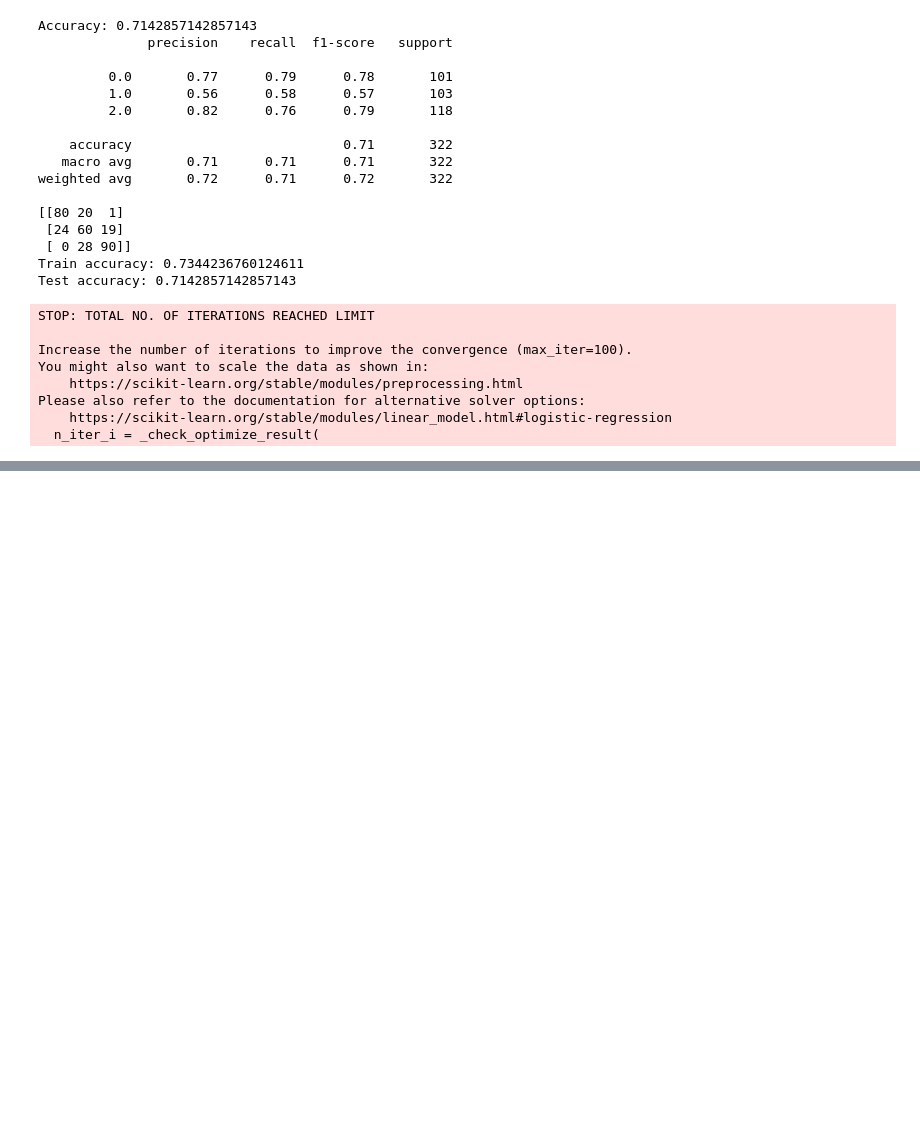
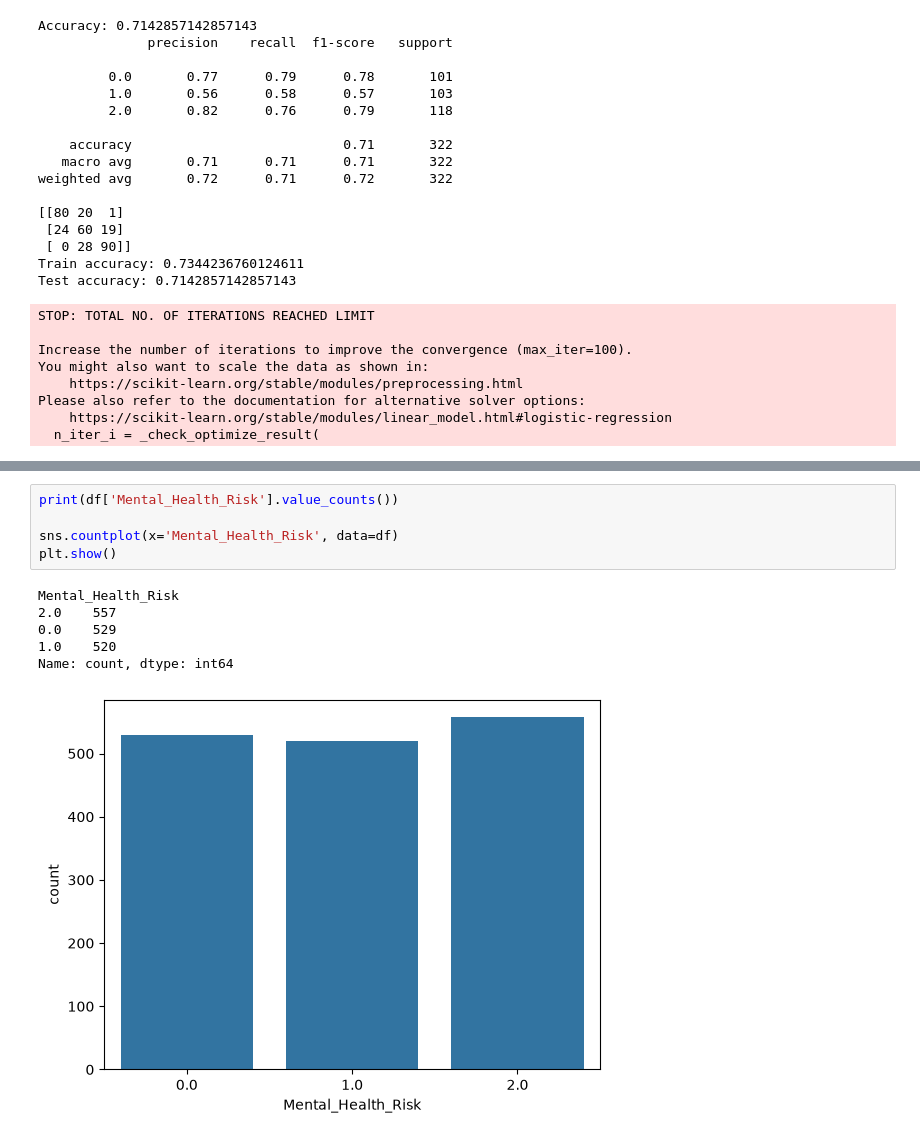
Before and after one commit to aymen-alarcon/stc_crois-e, a Jupyter notebook: main.ipynb, the cells around one changed output, grey strips where cells are left out. Cells and saved outputs as stored; diff of their text form; blank space fills up the shorter version.

```diff
--- a/main.ipynb
+++ b/main.ipynb
@@ -123,0 +294,12 @@ Please also refer to the documentation for alternative solver options:
+# %%
+print(df['Mental_Health_Risk'].value_counts())
+
+sns.countplot(x='Mental_Health_Risk', data=df)
+plt.show()
+# %% [output]
+Mental_Health_Risk
+2.0    557
+0.0    529
+1.0    520
+Name: count, dtype: int64
+[figure, added]
```
Also changed, not shown: parts of 5 cells of this notebook.
